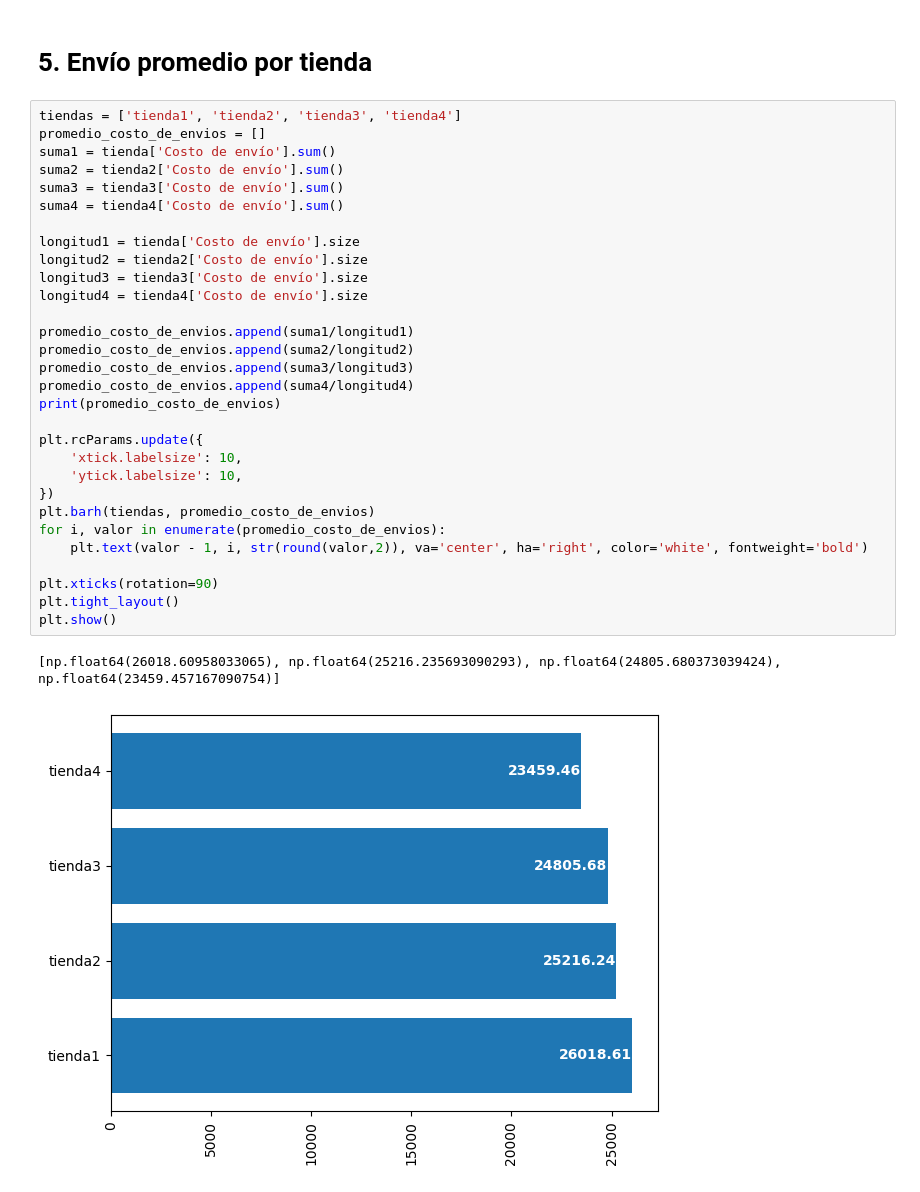
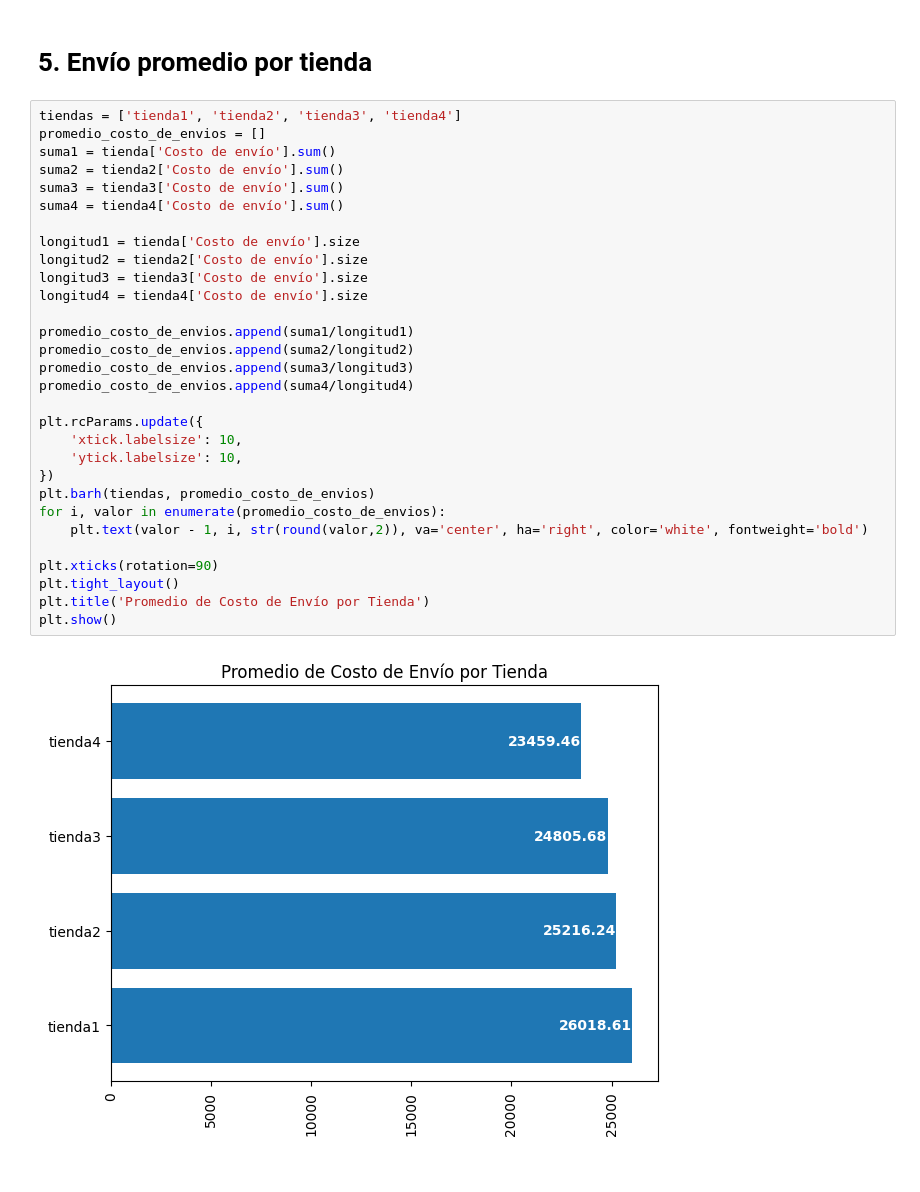
Before and after one commit to yudithl125/datascience_challenge1, a Jupyter notebook: AluraStoreLatam.ipynb, the cells around one changed output. Saved outputs shown, nothing was run; the diff lists cells and outputs as text.

```diff
--- a/AluraStoreLatam.ipynb
+++ b/AluraStoreLatam.ipynb
@@ -199,33 +217,32 @@ grafico_ventas(top4,'tienda 4')
 # %%
 tiendas = ['tienda1', 'tienda2', 'tienda3', 'tienda4']
 promedio_costo_de_envios = []
 suma1 = tienda['Costo de envío'].sum()
 suma2 = tienda2['Costo de envío'].sum()
 suma3 = tienda3['Costo de envío'].sum()
 suma4 = tienda4['Costo de envío'].sum()
 
 longitud1 = tienda['Costo de envío'].size
 longitud2 = tienda2['Costo de envío'].size
 longitud3 = tienda3['Costo de envío'].size
 longitud4 = tienda4['Costo de envío'].size
 
 promedio_costo_de_envios.append(suma1/longitud1)
 promedio_costo_de_envios.append(suma2/longitud2)
 promedio_costo_de_envios.append(suma3/longitud3)
 promedio_costo_de_envios.append(suma4/longitud4)
-print(promedio_costo_de_envios)
 
 plt.rcParams.update({
     'xtick.labelsize': 10,
     'ytick.labelsize': 10,
 })
 plt.barh(tiendas, promedio_costo_de_envios)
 for i, valor in enumerate(promedio_costo_de_envios):
     plt.text(valor - 1, i, str(round(valor,2)), va='center', ha='right', color='white', fontweight='bold')
 
 plt.xticks(rotation=90)
 plt.tight_layout()
+plt.title('Promedio de Costo de Envío por Tienda')
 plt.show()
 # %% [output]
-[np.float64(26018.60958033065), np.float64(25216.235693090293), np.float64(24805.680373039424), np.float64(23459.457167090754)]
-[figure, old version]
+[figure, new version]
```
Also changed, not shown: parts of 7 cells of this notebook.
